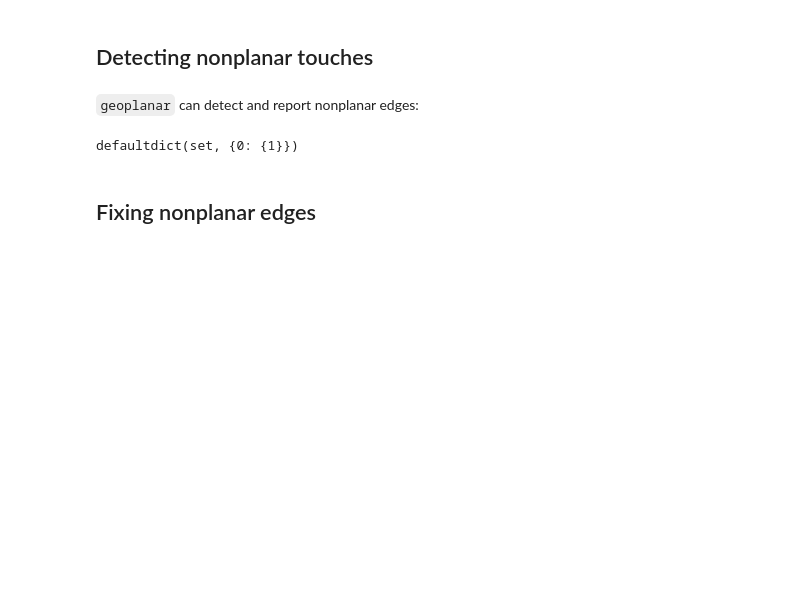
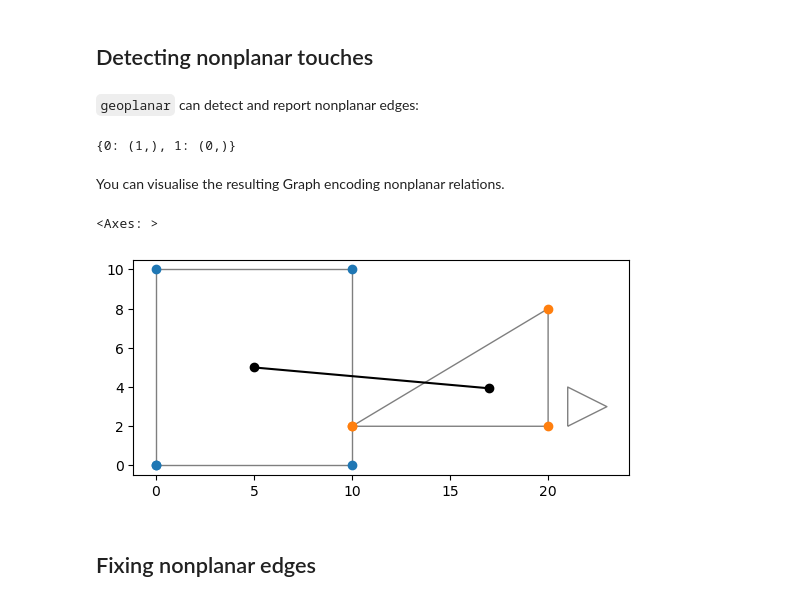
Before and after one commit to sjsrey/geoplanar, a Jupyter notebook: docs/nonplanartouches.ipynb, the cells around one changed output. Drawn from its saved outputs; the diff is of its cells as text; code cells hidden in the pictures; blank space fills up the shorter version.

```diff
--- a/docs/nonplanartouches.ipynb
+++ b/docs/nonplanartouches.ipynb
@@ -33,9 +34,22 @@ w = libpysal.weights.Queen.from_dataframe(gdf)
 # %% [markdown]
 `geoplanar` can detect and report nonplanar edges:
 # %%
-geoplanar.non_planar_edges(gdf)
+non_planar = geoplanar.non_planar_edges(gdf)
+non_planar.neighbors
 # %% [output]
-defaultdict(set, {0: {1}})
+{0: (1,), 1: (0,)}
+# %% [markdown]
+You can visualise the resulting Graph encoding nonplanar relations.
+# %%
+base = gdf.plot(edgecolor='k', facecolor="none",alpha=0.5)
+c1 = numpy.array(c1)
+c2 = numpy.array(c2)
+_ = base.scatter(c1[:,0], c1[:,1])
+_ =base.scatter(c2[:,0], c2[:,1])
+non_planar.plot(gdf, ax=base)
+# %% [output]
+<Axes: >
+[figure, added]
 # %% [markdown]
 ## Fixing nonplanar edges
 # %%
```
Also changed, not shown: parts of 13 cells of this notebook, 7 other files.
